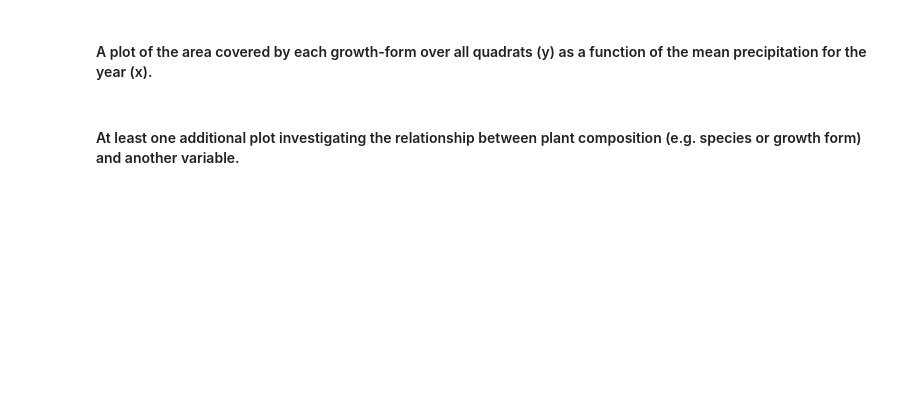
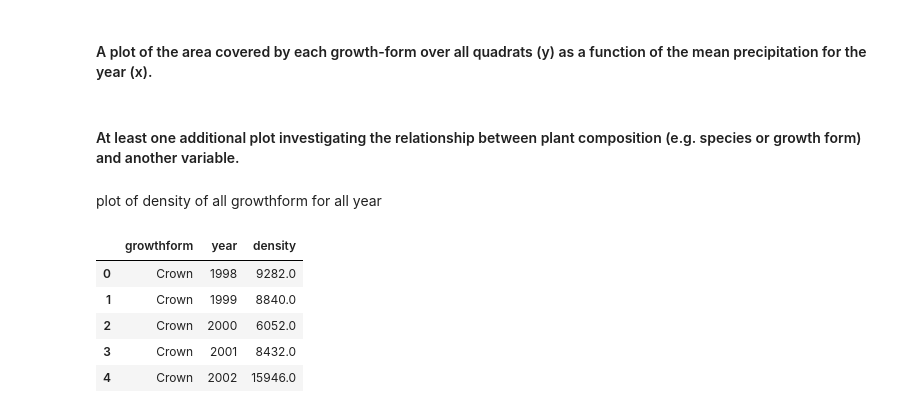
Before and after one commit to melissahoffman/Python_Data_Analysis, a Jupyter notebook: Python_Data_Analysis.ipynb, the cells around one changed output. Drawn from its saved outputs; the diff is of its cells as text; code cells hidden in the pictures; blank space fills up the shorter version.

```diff
--- a/Python_Data_Analysis.ipynb
+++ b/Python_Data_Analysis.ipynb
@@ -112,3 +112,15 @@ species_year_plot.set_ylabel("Quadrat")
 #### A plot of the area covered by each growth-form over all quadrats (y) as a function of the mean precipitation for the year (x).
 # %% [markdown]
 #### At least one additional plot investigating the relationship between plant composition (e.g. species or growth form) and another variable.
+# %% [markdown]
+plot of density of all growthform for all year
+# %%
+density_growthform_year = merged_gf_year.groupby(['growthform','year'], as_index = False).density.sum()
+density_growthform_year.head()
+# %% [output]
+|  | growthform | year | density |
+| 0 | Crown | 1998 | 9282.0 |
+| 1 | Crown | 1999 | 8840.0 |
+| 2 | Crown | 2000 | 6052.0 |
+| 3 | Crown | 2001 | 8432.0 |
+| 4 | Crown | 2002 | 15946.0 |
```
Also changed, not shown: parts of 4 cells of this notebook.
